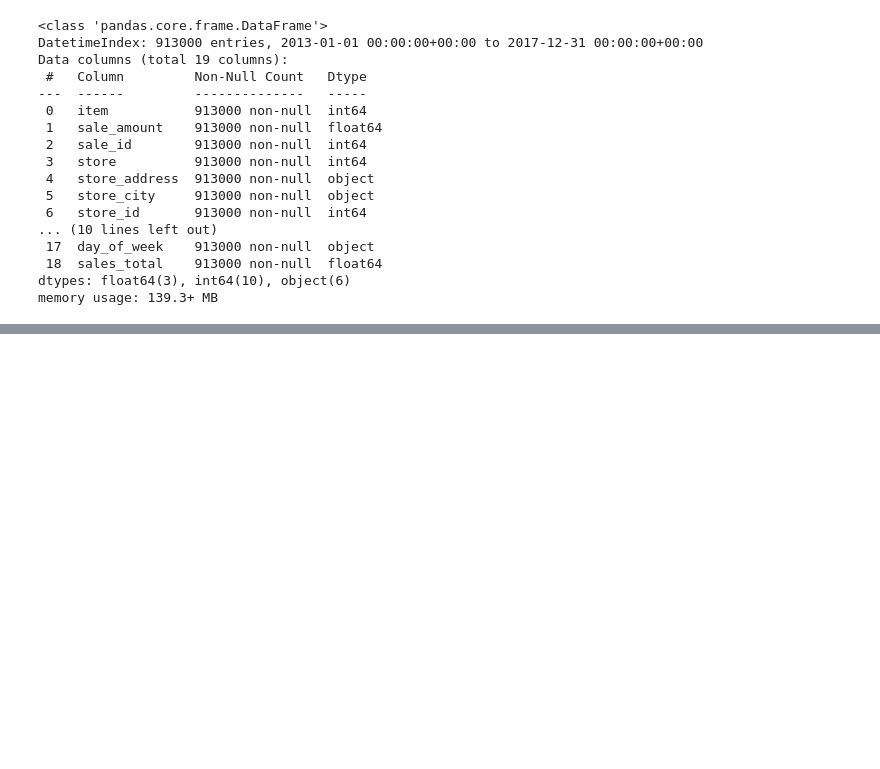
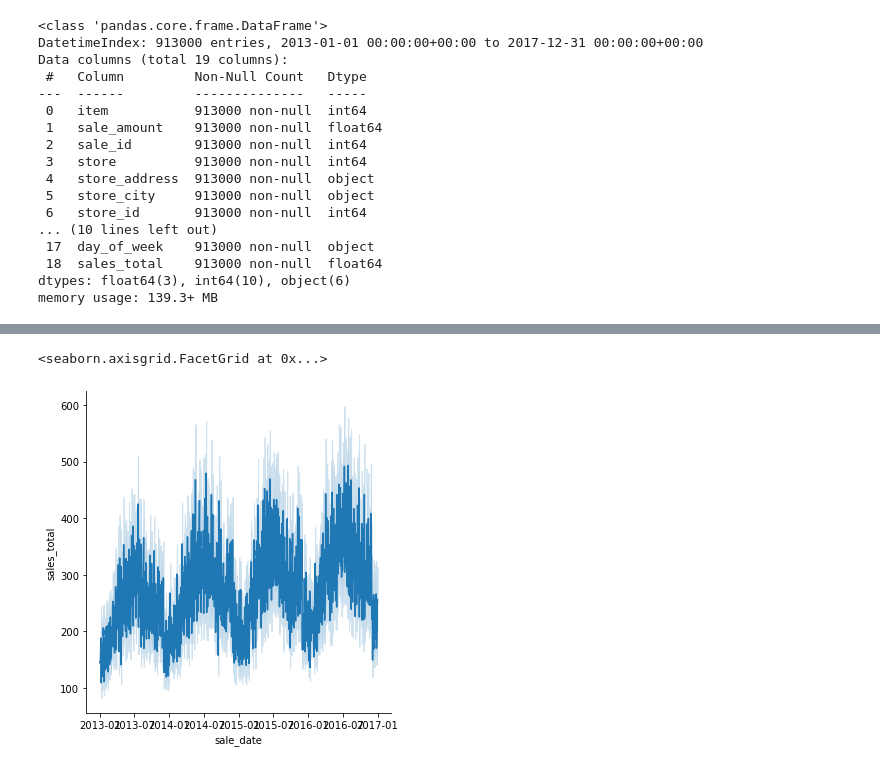
Before and after one commit to joshuamchavez2/time-series-analysis, a Jupyter notebook: Exploratory Analysis.ipynb, the cells around one changed output, grey strips where cells are left out. Drawn from its saved outputs; the diff is of its cells as text; code cells hidden in the pictures; blank space fills up the shorter version.

```diff
--- a/Exploratory Analysis.ipynb
+++ b/Exploratory Analysis.ipynb
@@ -32,0 +65,3 @@ df.to_csv('sales_prep.csv')
+# %%
+train = df.loc[:'2016']
+test = df.loc['2017']
@@ -32,0 +75,6 @@ df.to_csv('sales_prep.csv')
+# %%
+# Taking 10% of train and saving to ten_percent
+ten_percent = round(len(train)*.10)
+# %%
+# creating train sample using ten_percent
+train_sample = train.sample(ten_percent)
@@ -32,0 +86,6 @@ df.to_csv('sales_prep.csv')
+# %%
+# Graphing my train (10% of it)
+sns.relplot(data=train_sample, x="sale_date", y="sales_total",kind="line")
+# %% [output]
+<seaborn.axisgrid.FacetGrid at 0x...>
+[figure, added]
```
Also changed, not shown: parts of 33 cells of this notebook.
